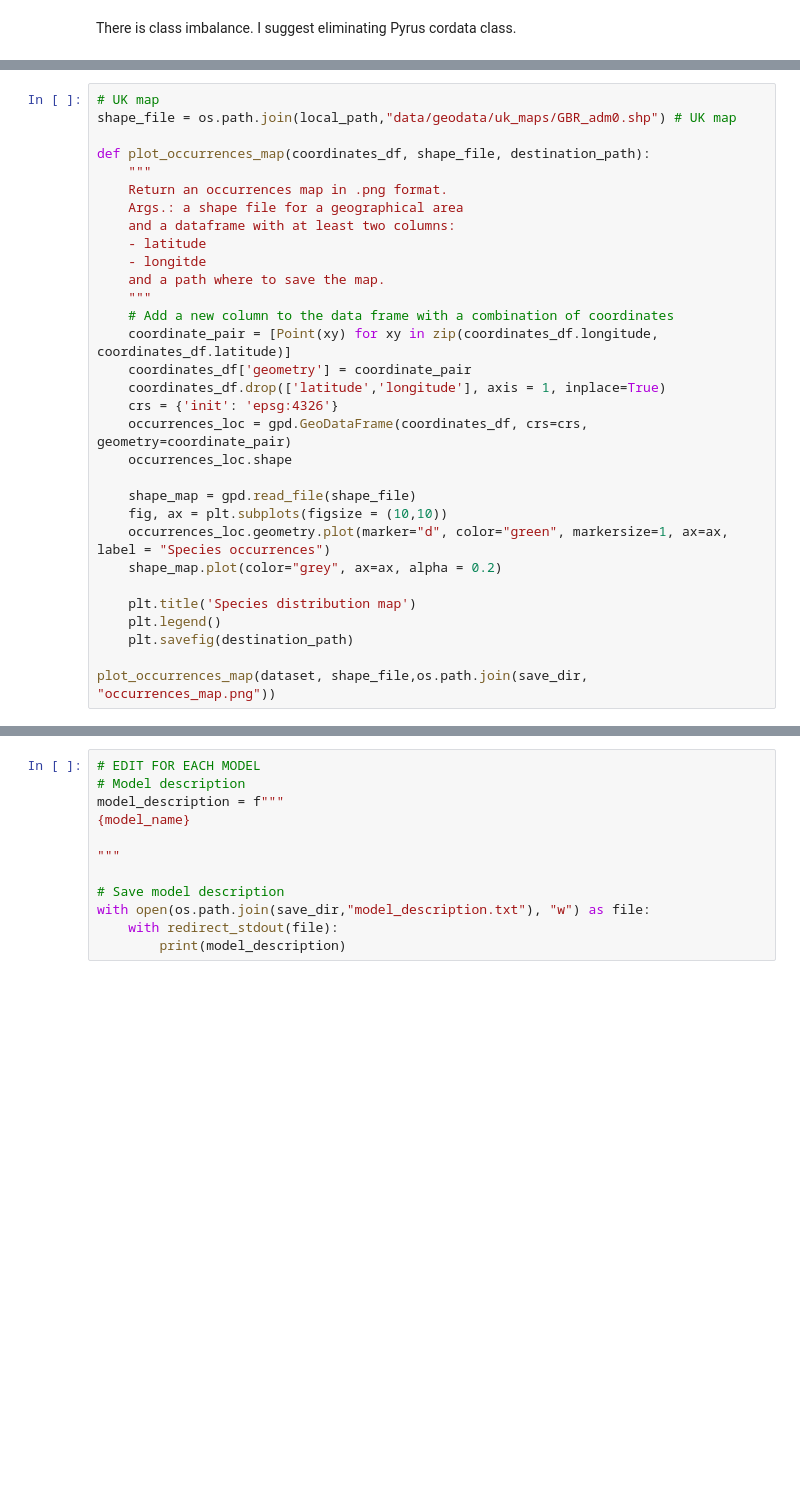
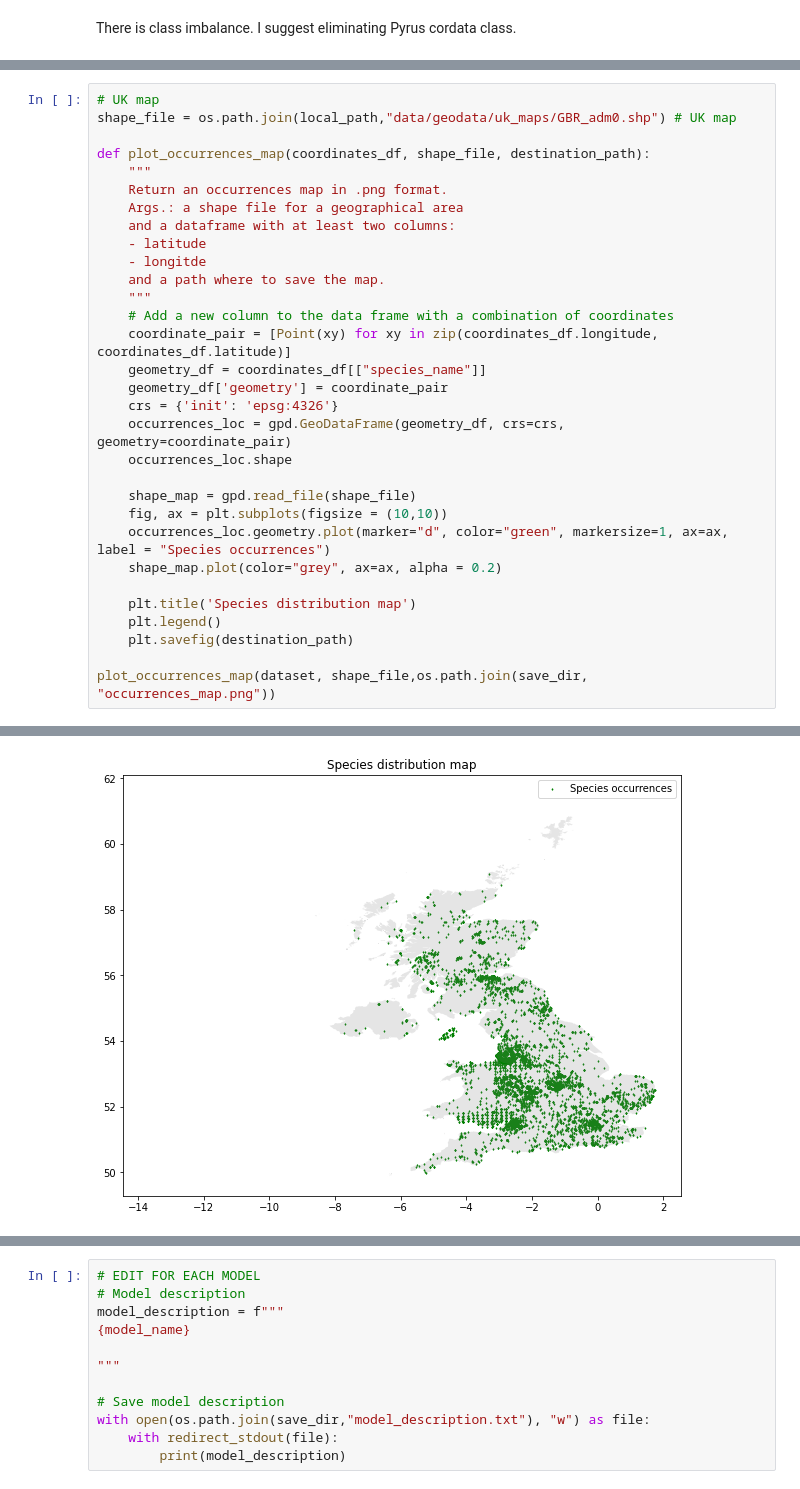
Before and after one commit to bertagallegoprm/Deep-learning-classifiers-for-plant-identification, a Jupyter notebook: models/geodata/_geodata_classifier_template.ipynb, the cells around one changed output, grey strips where cells are left out. Cells and saved outputs as stored; diff of their text form; blank space fills up the shorter version.

Commit message:
plot distrubution of selected species in UK map

```diff
--- a/models/geodata/_geodata_classifier_template.ipynb
+++ b/models/geodata/_geodata_classifier_template.ipynb
@@ -158,10 +178,10 @@ def plot_occurrences_map(coordinates_df, shape_file, destination_path):
     """
     # Add a new column to the data frame with a combination of coordinates
     coordinate_pair = [Point(xy) for xy in zip(coordinates_df.longitude, coordinates_df.latitude)]
-    coordinates_df['geometry'] = coordinate_pair
-    coordinates_df.drop(['latitude','longitude'], axis = 1, inplace=True)
+    geometry_df = coordinates_df[["species_name"]]
+    geometry_df['geometry'] = coordinate_pair
     crs = {'init': 'epsg:4326'}
-    occurrences_loc = gpd.GeoDataFrame(coordinates_df, crs=crs, geometry=coordinate_pair)
+    occurrences_loc = gpd.GeoDataFrame(geometry_df, crs=crs, geometry=coordinate_pair)
     occurrences_loc.shape
 
     shape_map = gpd.read_file(shape_file)
@@ -174,3 +194,4 @@ def plot_occurrences_map(coordinates_df, shape_file, destination_path):
     plt.savefig(destination_path)
 
 plot_occurrences_map(dataset, shape_file,os.path.join(save_dir, "occurrences_map.png"))
+# %% [output]
@@ -176,0 +203 @@ plot_occurrences_map(dataset, shape_file,os.path.join(save_dir, "occurrences_map
+[figure, added]
```
Also changed, not shown: parts of 12 cells of this notebook.
